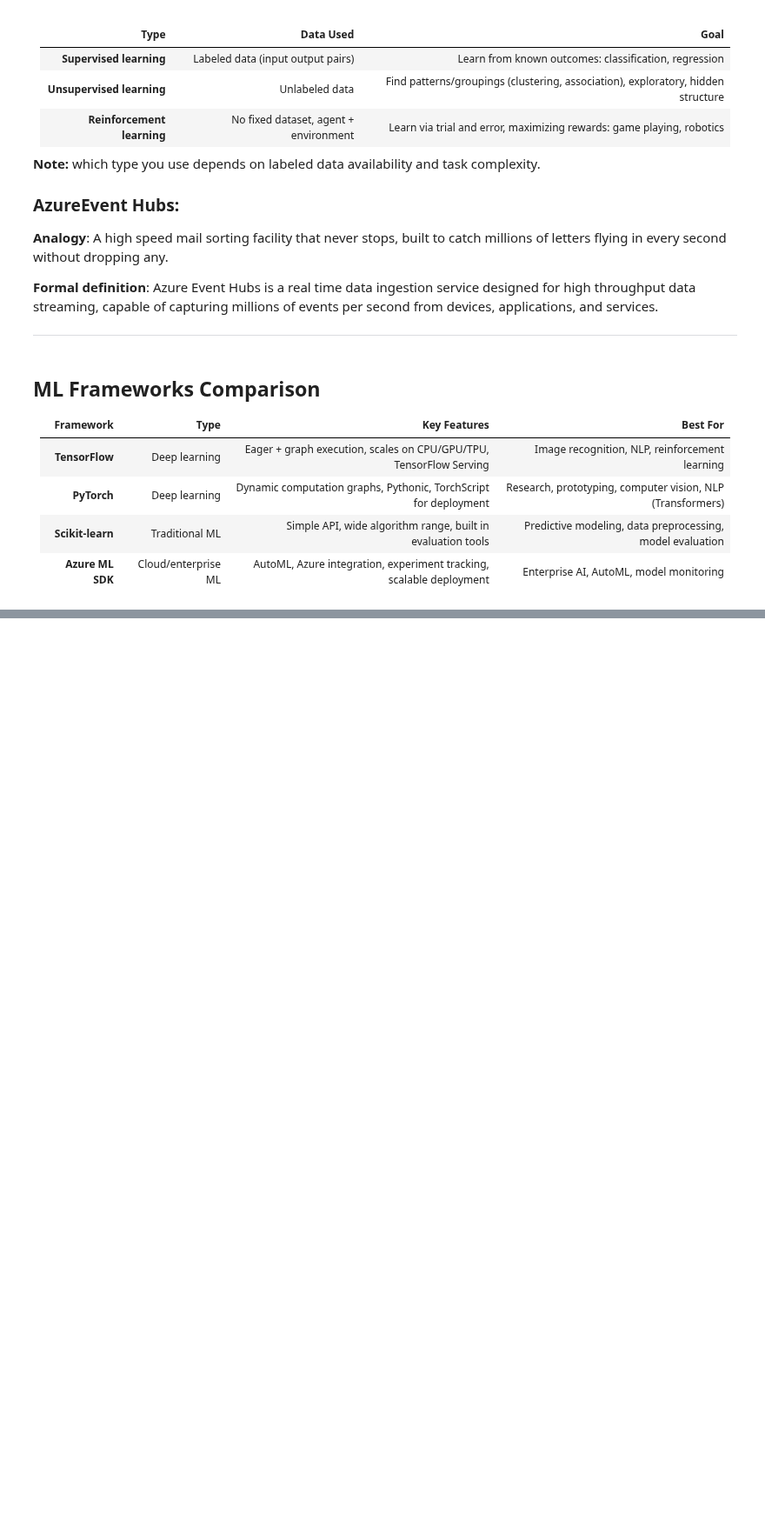
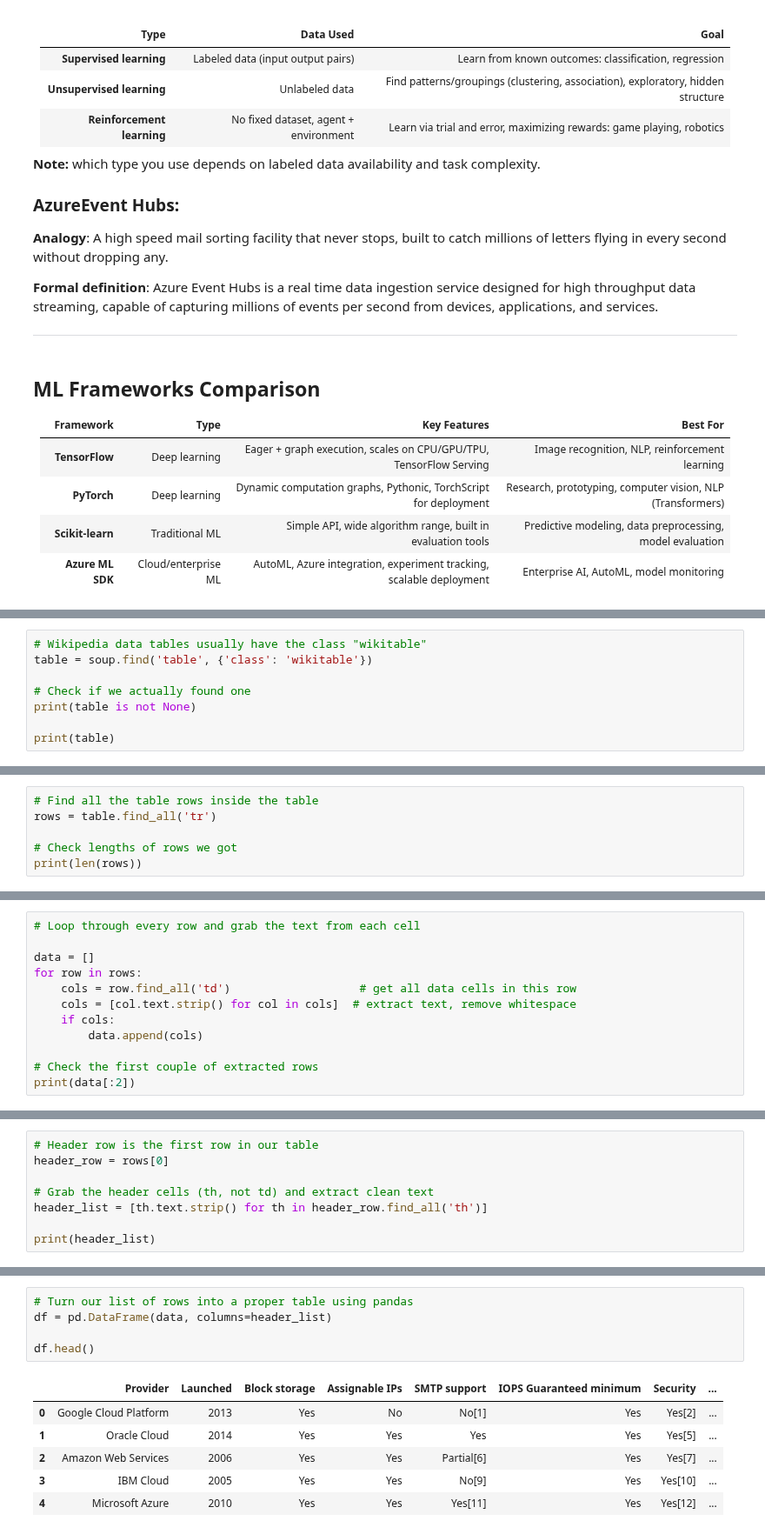
Before and after one commit to Eakempreet/microsoft-ai-ml-engineering, a Jupyter notebook: 01-foundations-of-ai-ml/module_1/foundations_of_ai_ml.ipynb, the cells around one changed output, grey strips where cells are left out. Shown at 87% size. Saved outputs shown, nothing was run; the diff lists cells and outputs as text; blank space fills up the shorter version.

```diff
--- a/01-foundations-of-ai-ml/module_1/foundations_of_ai_ml.ipynb
+++ b/01-foundations-of-ai-ml/module_1/foundations_of_ai_ml.ipynb
@@ -162,0 +268,8 @@ To unlock valuable insights and make accurate predictions, your models need high
+# %%
+# Wikipedia data tables usually have the class "wikitable"
+table = soup.find('table', {'class': 'wikitable'})
+
+# Check if we actually found one
+print(table is not None)
+
+print(table)
@@ -162,0 +301,6 @@ To unlock valuable insights and make accurate predictions, your models need high
+# %%
+# Find all the table rows inside the table
+rows = table.find_all('tr')
+
+# Check lengths of rows we got
+print(len(rows))
@@ -162,0 +311,12 @@ To unlock valuable insights and make accurate predictions, your models need high
+# %%
+# Loop through every row and grab the text from each cell
+
+data = []
+for row in rows:
+    cols = row.find_all('td')                   # get all data cells in this row
+    cols = [col.text.strip() for col in cols]  # extract text, remove whitespace
+    if cols:
+        data.append(cols)
+
+# Check the first couple of extracted rows
+print(data[:2])
@@ -162,0 +368,8 @@ To unlock valuable insights and make accurate predictions, your models need high
+# %%
+# Header row is the first row in our table
+header_row = rows[0]
+
+# Grab the header cells (th, not td) and extract clean text
+header_list = [th.text.strip() for th in header_row.find_all('th')]
+
+print(header_list)
@@ -162,0 +389,12 @@ To unlock valuable insights and make accurate predictions, your models need high
+# %%
+# Turn our list of rows into a proper table using pandas
+df = pd.DataFrame(data, columns=header_list)
+
+df.head()
+# %% [output]
+|  | Provider | Launched | Block storage | Assignable IPs | SMTP support | IOPS Guaranteed minimum | Security | ... |
+| 0 | Google Cloud Platform | 2013 | Yes | No | No[1] | Yes | Yes[2] | ... |
+| 1 | Oracle Cloud | 2014 | Yes | Yes | Yes | Yes | Yes[5] | ... |
+| 2 | Amazon Web Services | 2006 | Yes | Yes | Partial[6] | Yes | Yes[7] | ... |
+| 3 | IBM Cloud | 2005 | Yes | Yes | No[9] | Yes | Yes[10] | ... |
+| 4 | Microsoft Azure | 2010 | Yes | Yes | Yes[11] | Yes | Yes[12] | ... |
```
Also changed, not shown: parts of 14 cells of this notebook.
